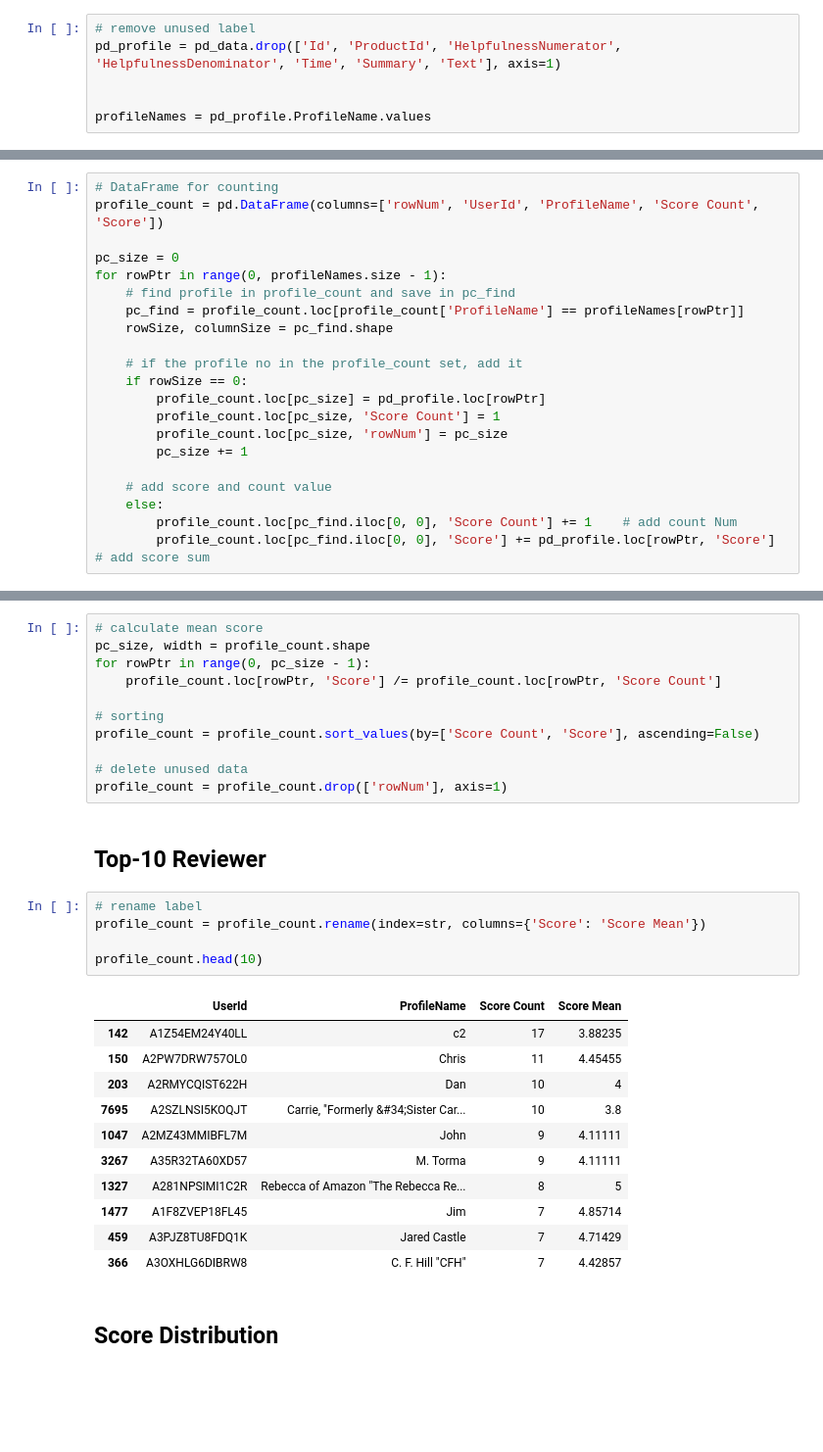
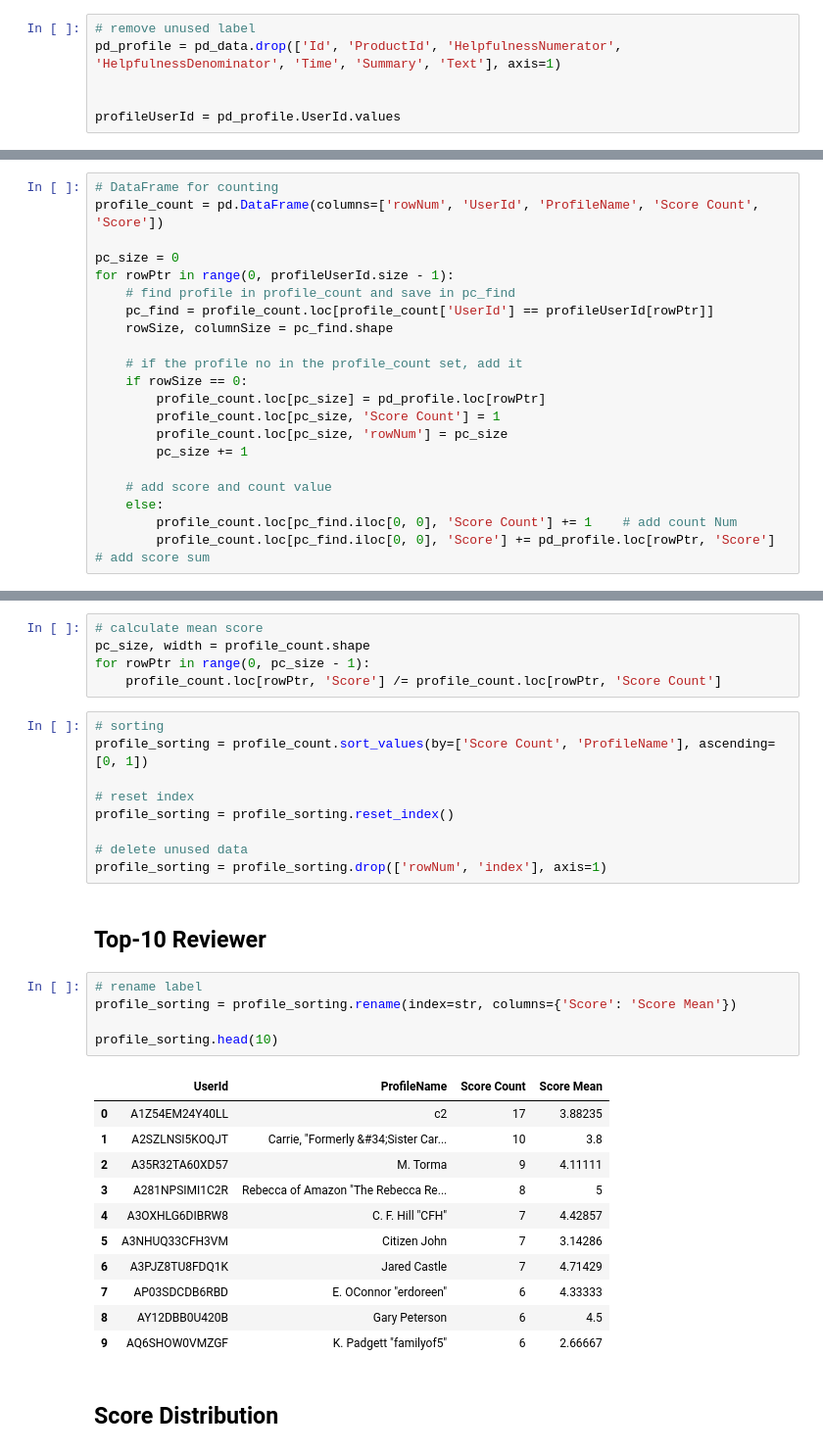
Before and after one commit to yuyingg0921/fda-hw, a Jupyter notebook: hw1/fda-practice.ipynb, the cells around one changed output, grey strips where cells are left out. Shown at 98% size. Cells and saved outputs as stored; diff of their text form; blank space fills up the shorter version.

```diff
--- a/hw1/fda-practice.ipynb
+++ b/hw1/fda-practice.ipynb
@@ -23,4 +25,4 @@ data = pd_data[check]
 pd_profile = pd_data.drop(['Id', 'ProductId', 'HelpfulnessNumerator', 'HelpfulnessDenominator', 'Time', 'Summary', 'Text'], axis=1)
 
 
-profileNames = pd_profile.ProfileName.values
+profileUserId = pd_profile.UserId.values
@@ -34,9 +33,9 @@ count = pd_profile['ProfileName'].value_counts()
 profile_count = pd.DataFrame(columns=['rowNum', 'UserId', 'ProfileName', 'Score Count', 'Score'])
 
 pc_size = 0
-for rowPtr in range(0, profileNames.size - 1):
+for rowPtr in range(0, profileUserId.size - 1):
     # find profile in profile_count and save in pc_find
-    pc_find = profile_count.loc[profile_count['ProfileName'] == profileNames[rowPtr]]
+    pc_find = profile_count.loc[profile_count['UserId'] == profileUserId[rowPtr]]
     rowSize, columnSize = pc_find.shape
 
     # if the profile no in the profile_count set, add it
@@ -57,30 +56,33 @@ for rowPtr in range(0, profileNames.size - 1):
 pc_size, width = profile_count.shape
 for rowPtr in range(0, pc_size - 1):
     profile_count.loc[rowPtr, 'Score'] /= profile_count.loc[rowPtr, 'Score Count']
-
-# sorting
-profile_count = profile_count.sort_values(by=['Score Count', 'Score'], ascending=False)
-
-# delete unused data
-profile_count = profile_count.drop(['rowNum'], axis=1)
+# %%
+# sorting
+profile_sorting = profile_count.sort_values(by=['Score Count', 'ProfileName'], ascending=[0, 1])
+
+# reset index
+profile_sorting = profile_sorting.reset_index()
+
+# delete unused data
+profile_sorting = profile_sorting.drop(['rowNum', 'index'], axis=1)
 # %% [markdown]
 ## Top-10 Reviewer
 # %%
 # rename label
-profile_count = profile_count.rename(index=str, columns={'Score': 'Score Mean'})
+profile_sorting = profile_sorting.rename(index=str, columns={'Score': 'Score Mean'})
 
-profile_count.head(10)
+profile_sorting.head(10)
 # %% [output]
 |  | UserId | ProfileName | Score Count | Score Mean |
-| 142 | A1Z54EM24Y40LL | c2 | 17 | 3.88235 |
-| 150 | A2PW7DRW757OL0 | Chris | 11 | 4.45455 |
-| 203 | A2RMYCQIST622H | Dan | 10 | 4 |
-| 7695 | A2SZLNSI5KOQJT | Carrie, "Formerly &#34;Sister Car... | 10 | 3.8 |
-| 1047 | A2MZ43MMIBFL7M | John | 9 | 4.11111 |
-| 3267 | A35R32TA60XD57 | M. Torma | 9 | 4.11111 |
-| 1327 | A281NPSIMI1C2R | Rebecca of Amazon "The Rebecca Re... | 8 | 5 |
-| 1477 | A1F8ZVEP18FL45 | Jim | 7 | 4.85714 |
-| 459 | A3PJZ8TU8FDQ1K | Jared Castle | 7 | 4.71429 |
-| 366 | A3OXHLG6DIBRW8 | C. F. Hill "CFH" | 7 | 4.42857 |
+| 0 | A1Z54EM24Y40LL | c2 | 17 | 3.88235 |
+| 1 | A2SZLNSI5KOQJT | Carrie, "Formerly &#34;Sister Car... | 10 | 3.8 |
+| 2 | A35R32TA60XD57 | M. Torma | 9 | 4.11111 |
+| 3 | A281NPSIMI1C2R | Rebecca of Amazon "The Rebecca Re... | 8 | 5 |
+| 4 | A3OXHLG6DIBRW8 | C. F. Hill "CFH" | 7 | 4.42857 |
+| 5 | A3NHUQ33CFH3VM | Citizen John | 7 | 3.14286 |
+| 6 | A3PJZ8TU8FDQ1K | Jared Castle | 7 | 4.71429 |
+| 7 | AP03SDCDB6RBD | E. OConnor "erdoreen" | 6 | 4.33333 |
+| 8 | AY12DBB0U420B | Gary Peterson | 6 | 4.5 |
+| 9 | AQ6SHOW0VMZGF | K. Padgett "familyof5" | 6 | 2.66667 |
 # %% [markdown]
 ## Score Distribution
```
Also changed, not shown: parts of 6 cells of this notebook.
